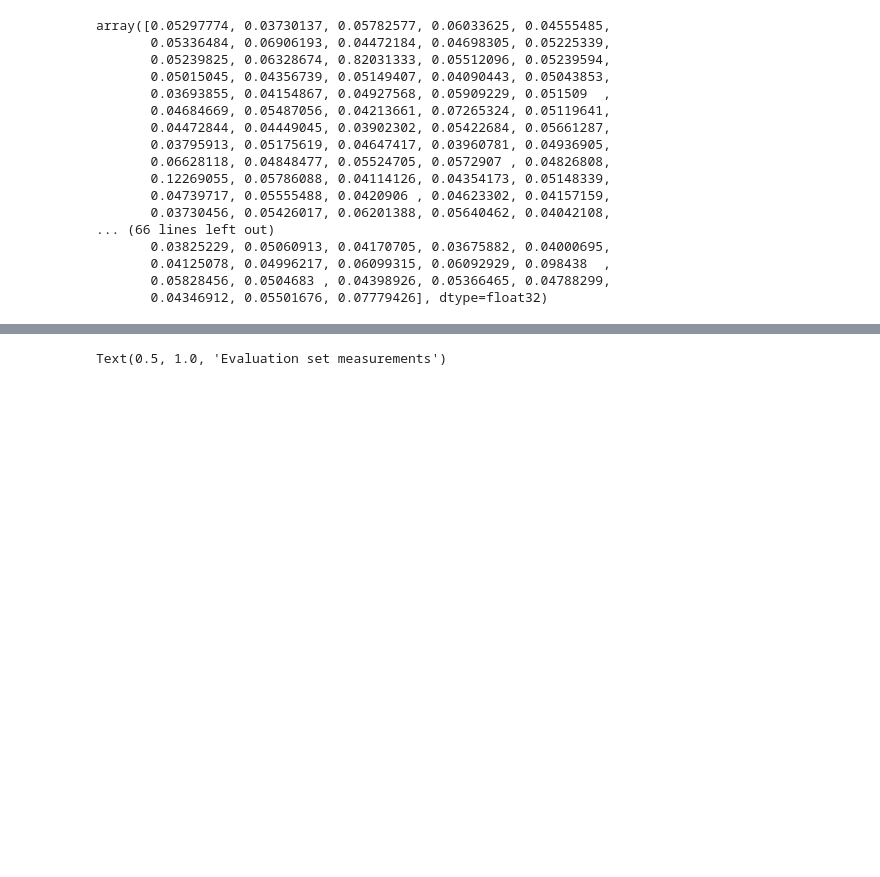
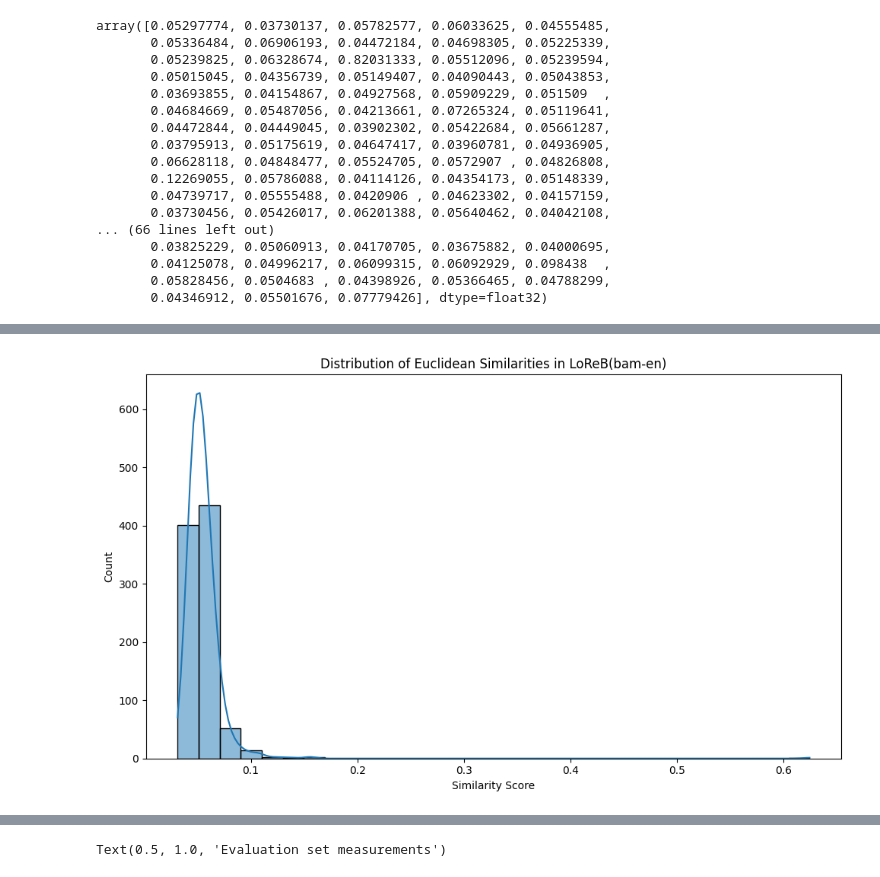
Before and after one commit to FaezeM/NLP_Bambara, a Jupyter notebook: similarity.ipynb, the cells around one changed output, grey strips where cells are left out. Saved outputs shown, nothing was run; the diff lists cells and outputs as text; code cells hidden in the pictures; blank space fills up the shorter version.

```diff
--- a/similarity.ipynb
+++ b/similarity.ipynb
@@ -126,3 +216,6 @@ array([0.5972741 , 0.659186  , 0.65096545, 0.64135236, 0.58851504,
        0.7424857 , 0.4947844 , 0.61199456, 0.5794102 , 0.53193754,
        0.5425107 , 0.62520254, 0.62936217, 0.64981574, 0.6982737 ],
       dtype=float32)
+# %%
+euclidean_bam_en_loc = euclidean_dist(bam_embeddings_loc, en_embeddings_loc)
+euclidean_bam_en_loc
@@ -258,0 +414,4 @@ import matplotlib.pyplot as plt
+# %%
+distribution_graph(euclidean_bam_en_loc, 'Distribution of Euclidean Similarities in LoReB(bam-en)', 'Similarity Score')
+# %% [output]
+[figure, added]
```
Also changed, not shown: parts of 25 cells of this notebook.
